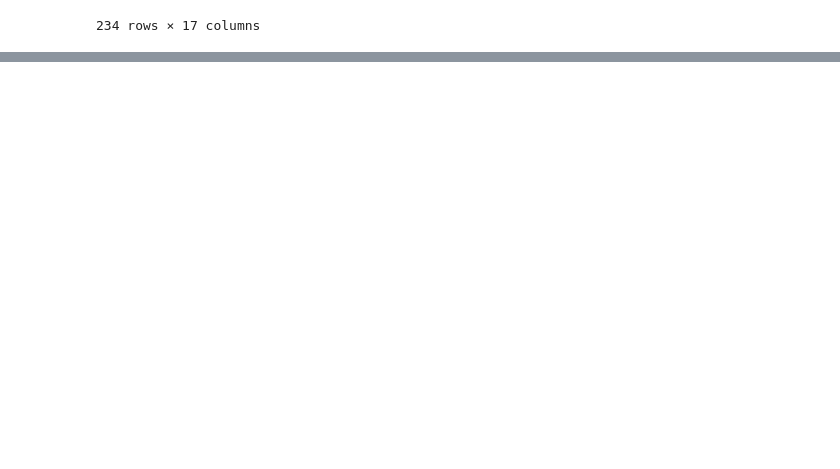
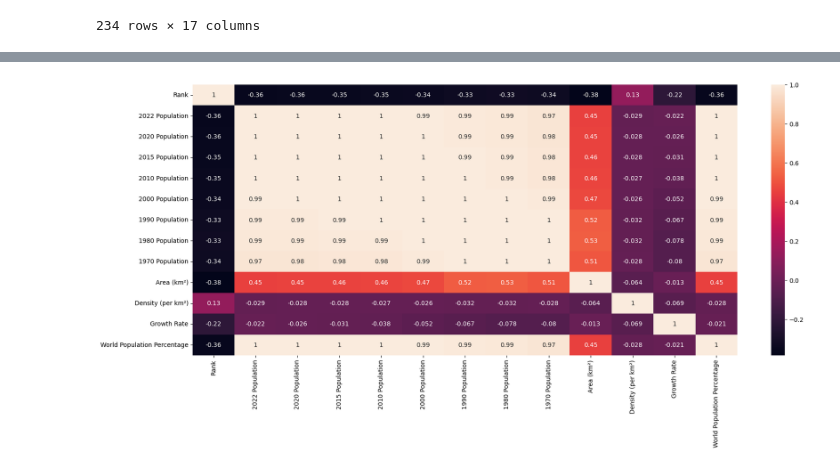
Before and after one commit to aayushshrestha783/data_analytics, a Jupyter notebook: explanatory_data_analysis_pandas.ipynb, the cells around one changed output, grey strips where cells are left out. Drawn from its saved outputs; the diff is of its cells as text; code cells hidden in the pictures; blank space fills up the shorter version.

```diff
--- a/explanatory_data_analysis_pandas.ipynb
+++ b/explanatory_data_analysis_pandas.ipynb
@@ -21,0 +146,9 @@ df
+# %%
+#This is a common technique to visualize the correlation between variables in a DataFrame.
+#annot=True: This parameter is used to display the correlation coefficients on the heatmap.
+#Without annot (default behavior): If annot is set to False (or not provided), the cells of the heatmap will represent the correlation between variables using color intensity, but the exact numerical values won't be displayed.
+sns.heatmap(df.corr(), annot = True)
+plt.rcParams['figure.figsize'] = (20,7)
+plt.show()
+# %% [output]
+[figure, added]
```
Also changed, not shown: parts of 14 cells of this notebook.
